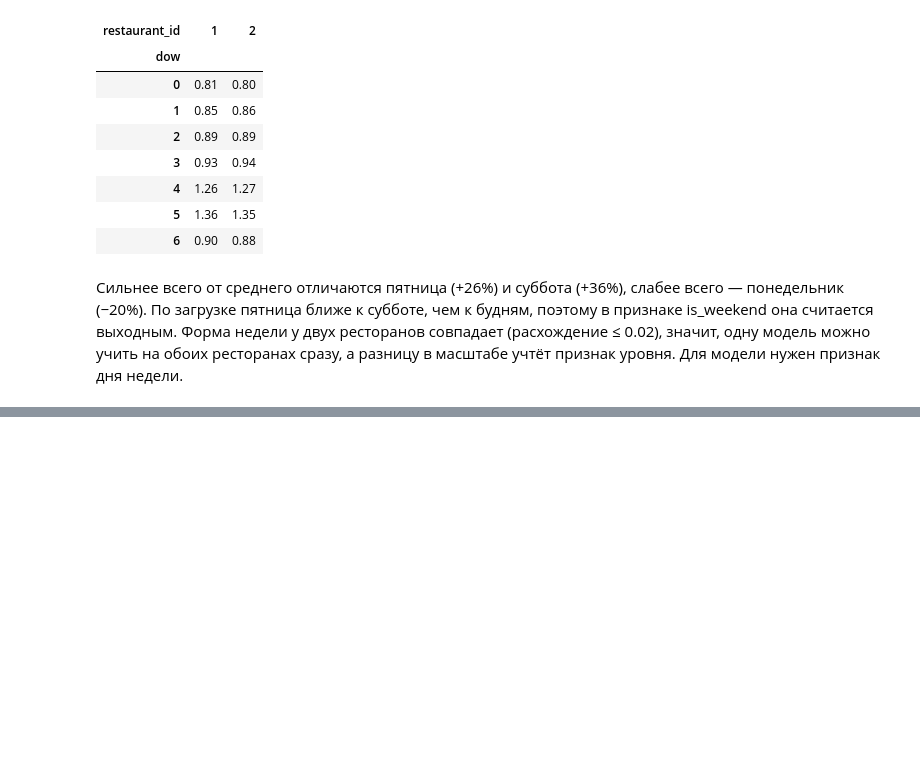
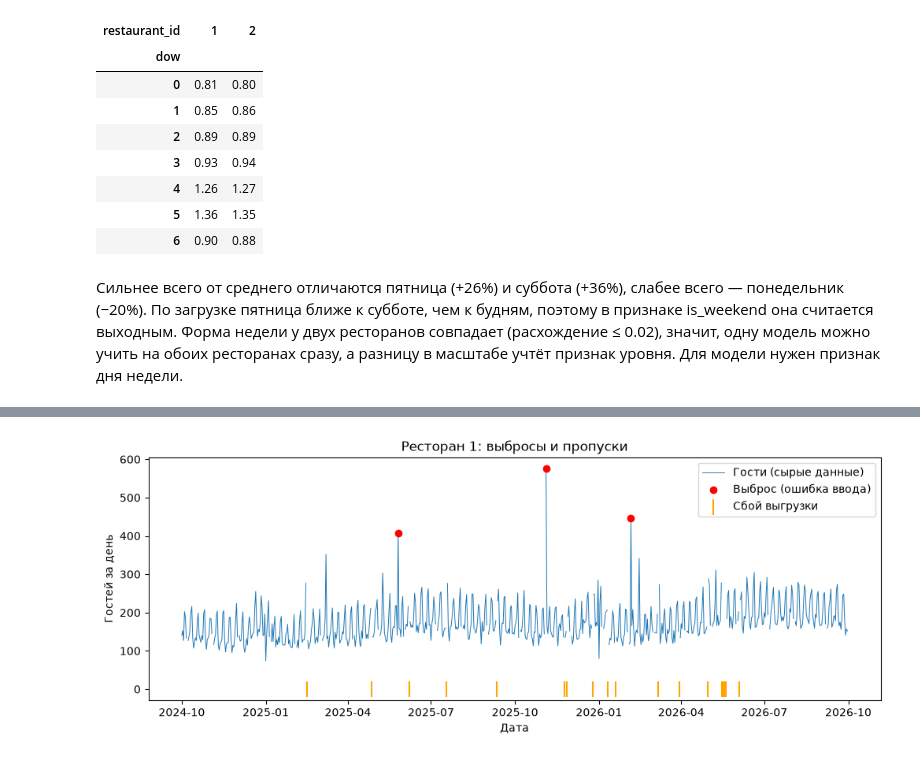
Before and after one commit to VixEDvit/coperto-forecast, a Jupyter notebook: notebooks/01_eda.ipynb, the cells around one changed output, grey strips where cells are left out. Saved outputs shown, nothing was run; the diff lists cells and outputs as text; code cells hidden in the pictures; blank space fills up the shorter version.

Commit message:
Complete EDA: outliers, missing days, autocorrelation

```diff
--- a/notebooks/01_eda.ipynb
+++ b/notebooks/01_eda.ipynb
@@ -91,0 +184,22 @@ profile.round(2)
+# %%
+r1 = df[df["restaurant_id"] == 1]
+
+fig, ax = plt.subplots(figsize=(12, 4))
+ax.plot(r1["date"], r1["guests_raw"].where(r1["is_closed"] == 0),
+        lw=0.7, label="Гости (сырые данные)")
+
+outliers = r1[r1["is_outlier"] == 1]
+ax.scatter(outliers["date"], outliers["guests_raw"], color="red", zorder=3,
+           label="Выброс (ошибка ввода)")
+
+missing = r1[r1["is_missing"] == 1]
+ax.scatter(missing["date"], [0] * len(missing), marker="|", s=200, color="orange",
+           label="Сбой выгрузки")
+
+ax.set_title("Ресторан 1: выбросы и пропуски")
+ax.set_xlabel("Дата")
+ax.set_ylabel("Гостей за день")
+ax.legend()
+plt.show()
+# %% [output]
+[figure, added]
```
Also changed, not shown: parts of 9 cells of this notebook.
